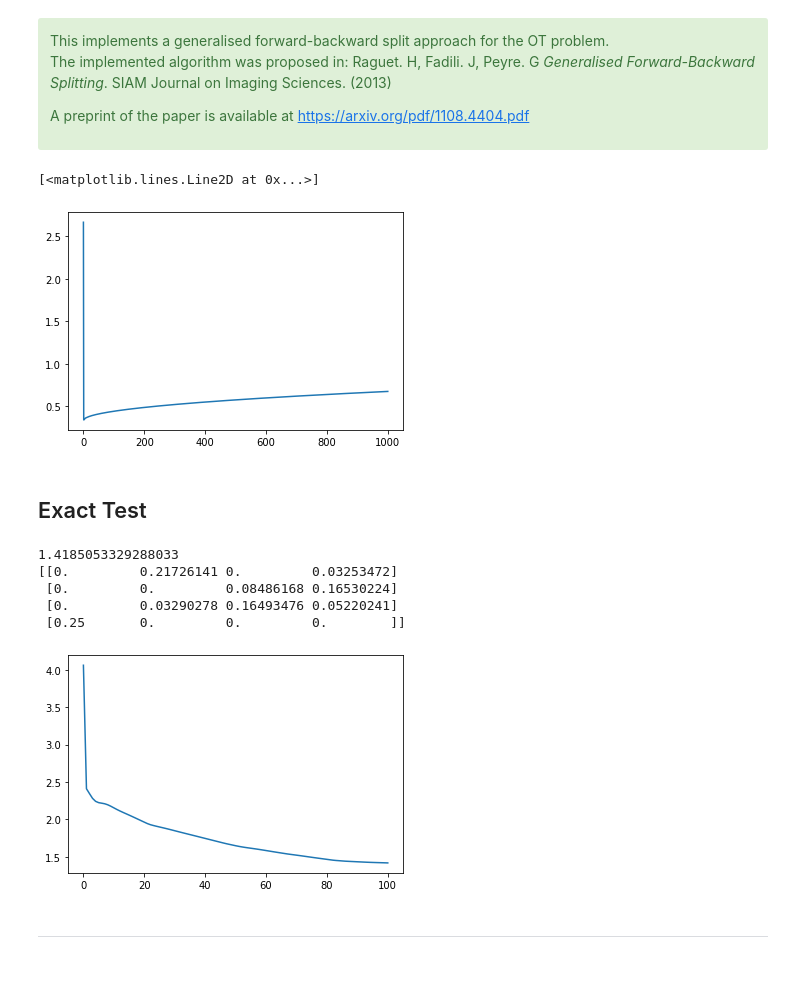
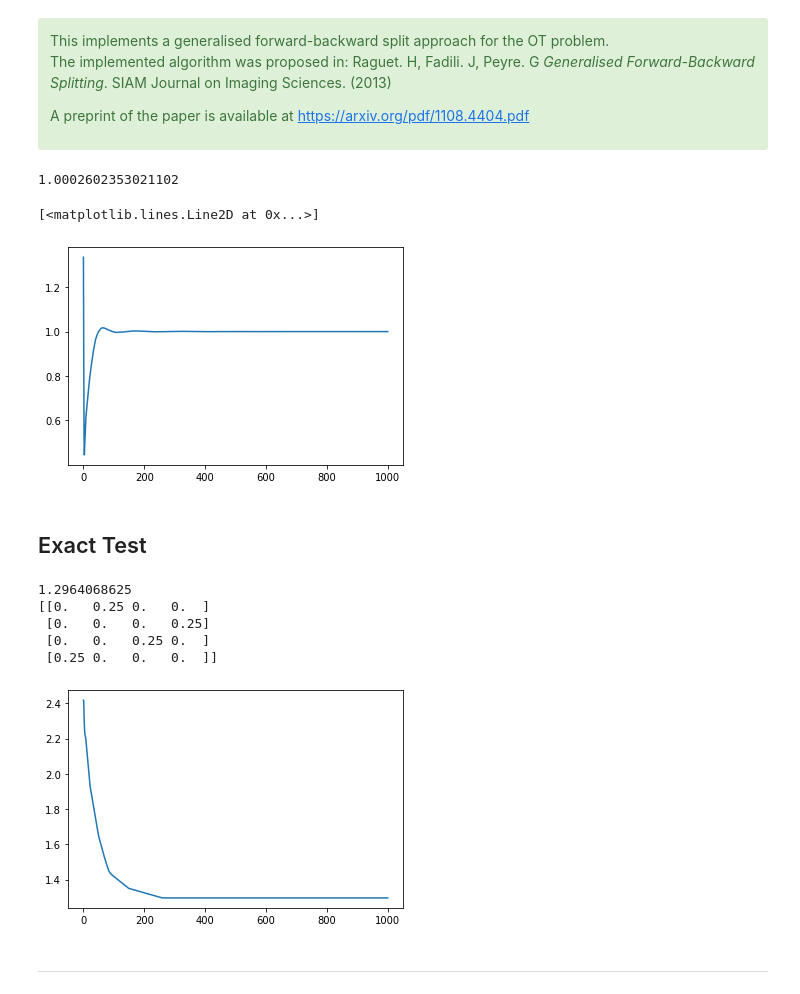
Before and after one commit to Optimal-Transport/Code, a Jupyter notebook: Algorithms/Primal Dual and Generalised Forward Backward.ipynb, the cells around one changed output. Cells and saved outputs as stored; diff of their text form; code cells hidden in the pictures.

```diff
--- a/Algorithms/Primal Dual and Generalised Forward Backward.ipynb
+++ b/Algorithms/Primal Dual and Generalised Forward Backward.ipynb
@@ -672,8 +672,8 @@ def primal_dual(c,m,n,iters):
     return [x,obj]
 # %%
 import matplotlib.pyplot as plt
-x = np.linspace(0,1,1000)
-y = np.linspace(1,2,1000)
+x = np.linspace(0,1,100)
+y = np.linspace(1,2,100)
 len_x = np.size(x)
 len_y = np.size(y)
 
@@ -687,7 +687,7 @@ n = np.ones(len_y)/len_y
 M = len_x
 N = len_y
 
-[x,obj] = primal_dual(c,m,n,100)
+[x,obj] = primal_dual(c,m,n,1000)
 print(obj[-1])
 plt.plot(obj)
 #plt.imshow(x)
@@ -730,7 +731,7 @@ A preprint of the paper is available at https://arxiv.org/pdf/1108.4404.pdf
 </div>
 # %%
 def generalised_forward_backward(c,m,n,iters):
-    #Algorithm for calculating solutino x, in the primal space
+    #Algorithm for calculating solution x, in the primal space
     #and y_1, y_2 in the dual space.
     #Also returns the value of the objective function c*x at each
     #iteration.
@@ -749,10 +750,10 @@ def generalised_forward_backward(c,m,n,iters):
     M = np.size(m)
 
     #Initialise x
-    x = np.zeros((M,N))
-    x[:,0] = m
-    x[0,:] = n
-    x[0,0] = 0.5*(m[-1] + n[-1])
+    #x = np.zeros((M,N))
+    #x[:,0] = m
+    #x[0,:] = n
+    #x[0,0] = 0.5*(m[-1] + n[-1])
 
     #Initialise y_1 and y_2
     v_1 = np.zeros((M,N))
@@ -761,10 +762,13 @@ def generalised_forward_backward(c,m,n,iters):
     v_1[0,:] = n
     v_2[:,0] = m
 
+    #Initialise x
+    x = 0.5*(v_1 + v_2)
+
     #Save that objective function
     obj = [np.sum(np.multiply(c,x))]
 
-    x = 0.5*(v_1 + v_2)
+
 
     for k in range(iters):
 
@@ -800,28 +804,29 @@ def generalised_forward_backward(c,m,n,iters):
     return [x,obj]
 # %%
 import matplotlib.pyplot as plt
-x = np.linspace(0,1,1000)
-y = np.linspace(1,2,1000)
+x = np.linspace(0,1,100)
+y = np.linspace(1,2,100)
 len_x = np.size(x)
 len_y = np.size(y)
 
 c = np.zeros((len_x,len_y))
 for i in range(len_x):
     for j in range(len_y):
         c[i,j] = (y[j]-x[i])**2
 
 m = np.ones(len_x)/len_x
 n = np.ones(len_y)/len_y
 M = len_x
 N = len_y
 
 [x,obj] = generalised_forward_backward(c,m,n,1000)
-#print(obj)
+print(obj[-1])
 plt.plot(obj)
 #plt.imshow(x)
 # %% [output]
-[<matplotlib.lines.Line2D at 0x...>]
+1.0002602353021102
+[<matplotlib.lines.Line2D at 0x...>]
-[figure, old version]
+[figure, new version]
 # %% [markdown]
 ## Exact Test
 # %%
@@ -834,16 +839,16 @@ c = np.array([[3.10112791, 2.01924761, 2.        , 2.01924761],
      [3.10112791, 3.        , 1.16637984, 1.        ],
      [3.        , 3.10112791, 1.16637984, 2.01924761],
      [1.        , 3.        , 2.33275967, 4.22075809]])
-[x,obj] = generalised_forward_backward(c,m,n,100)
+[x,obj] = generalised_forward_backward(c,m,n,1000)
 plt.plot(obj)
 print(obj[-1])
 print(x)
 # %% [output]
-1.4185053329288033
-[[0.         0.21726141 0.         0.03253472]
- [0.         0.         0.08486168 0.16530224]
- [0.         0.03290278 0.16493476 0.05220241]
- [0.25       0.         0.         0.        ]]
+1.2964068625
+[[0.   0.25 0.   0.  ]
+ [0.   0.   0.   0.25]
+ [0.   0.   0.25 0.  ]
+ [0.25 0.   0.   0.  ]]
-[figure, old version]
+[figure, new version]
 # %% [markdown]
 ---
```
Also changed, not shown: parts of 9 cells of this notebook.
